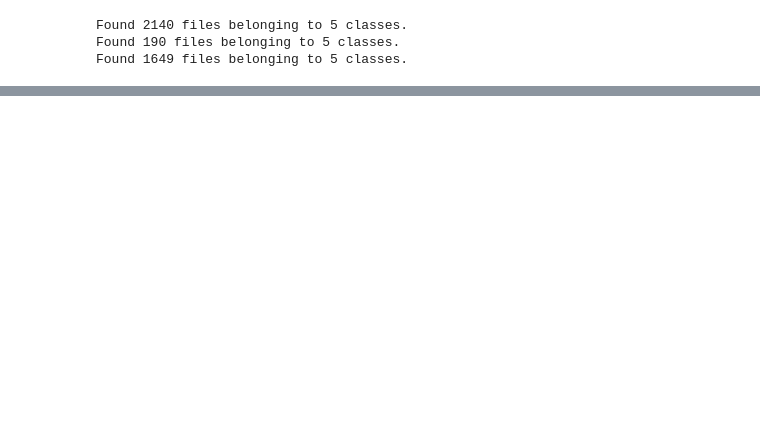
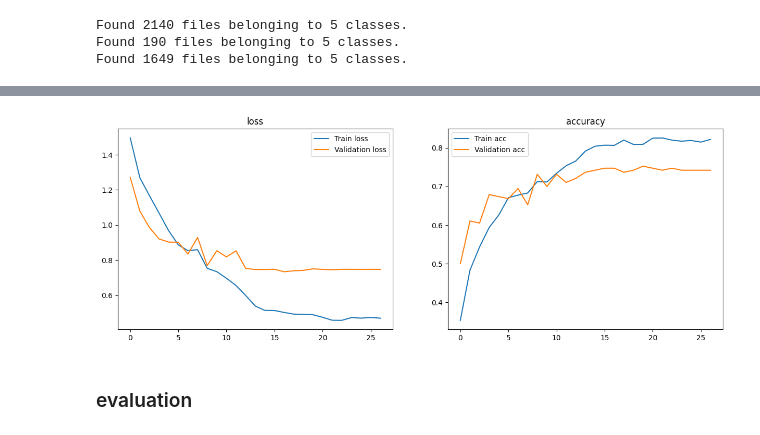
Before and after one commit to tdurova/starsmiles, a Jupyter notebook: notebooks/notebook_enric.ipynb, the cells around one changed output, grey strips where cells are left out. Saved outputs shown, nothing was run; the diff lists cells and outputs as text; code cells hidden in the pictures; blank space fills up the shorter version.

```diff
--- a/notebooks/notebook_enric.ipynb
+++ b/notebooks/notebook_enric.ipynb
@@ -408,0 +673,9 @@ Found 1649 files belonging to 5 classes.
+# %%
+from tensorflow.keras import optimizers
+
+adam = optimizers.Adam(learning_rate = 0.001)
+model3.compile(loss='categorical_crossentropy',
+              optimizer= adam,
+              metrics=['accuracy'])
+
+model3.summary()
@@ -408,0 +704,17 @@ Found 1649 files belonging to 5 classes.
+# %%
+from tensorflow.keras import callbacks
+
+MODEL = "model3"
+
+modelCheckpooint = callbacks.ModelCheckpoint("{}.keras".format(MODEL), monitor="val_loss", verbose=1, save_best_only=True)
+
+LRreducer = callbacks.ReduceLROnPlateau(monitor="val_loss", factor = 0.1, patience=3, verbose=1, min_lr=0)
+
+EarlyStopper = callbacks.EarlyStopping(monitor='val_loss', patience=10, verbose=1, restore_best_weights=True)
+# %%
+%%time
+history3 = model3.fit(
+        train_bal_ds,
+        epochs=30,
+        validation_data=val_bal_ds,
+        callbacks = [modelCheckpooint, LRreducer, EarlyStopper])
@@ -408,0 +739,6 @@ Found 1649 files belonging to 5 classes.
+# %%
+plot_history(history3)
+# %% [output]
+[figure, added]
+# %% [markdown]
+### evaluation
```
Also changed, not shown: parts of 61 cells of this notebook, 6 other files.
